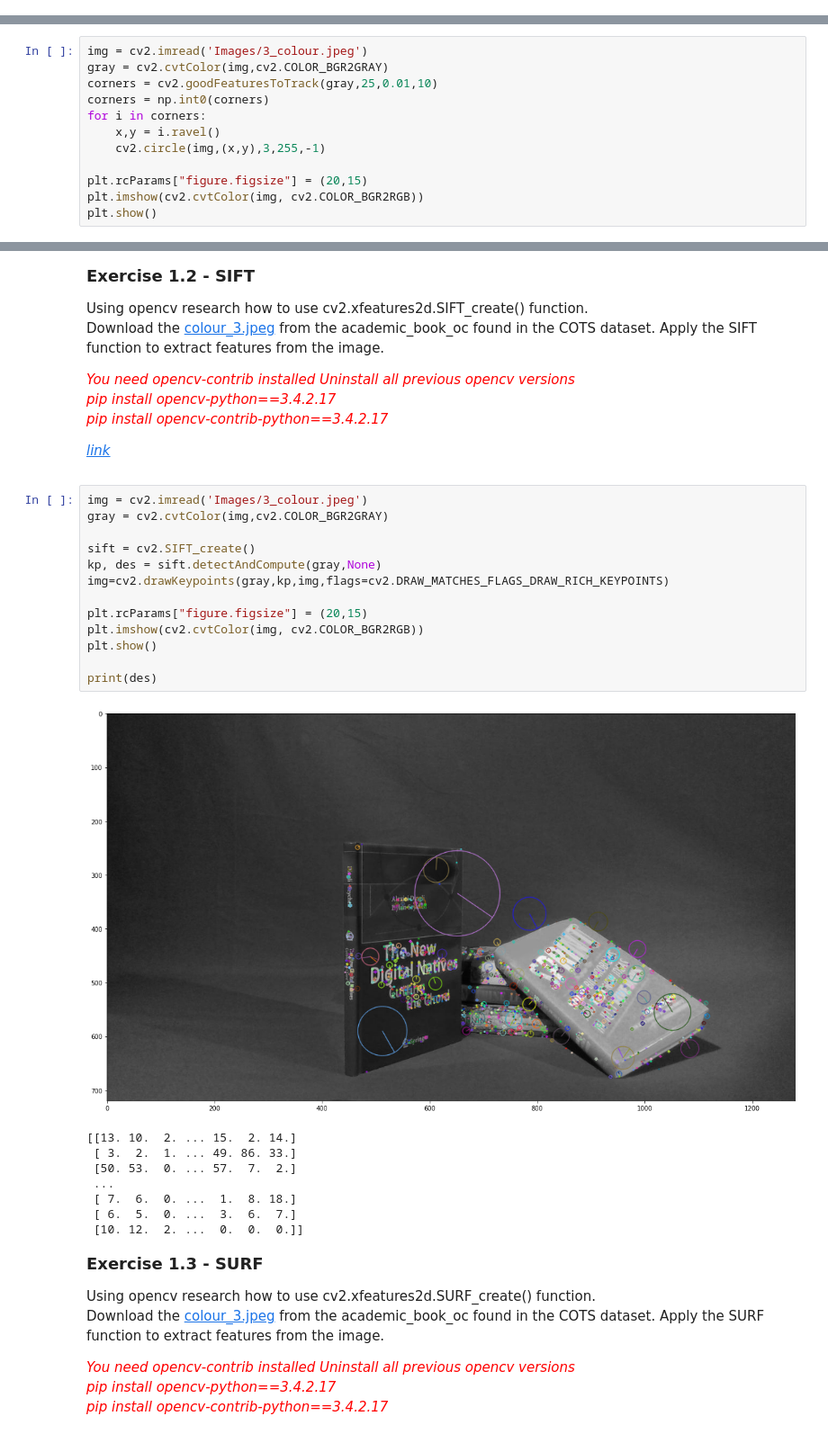
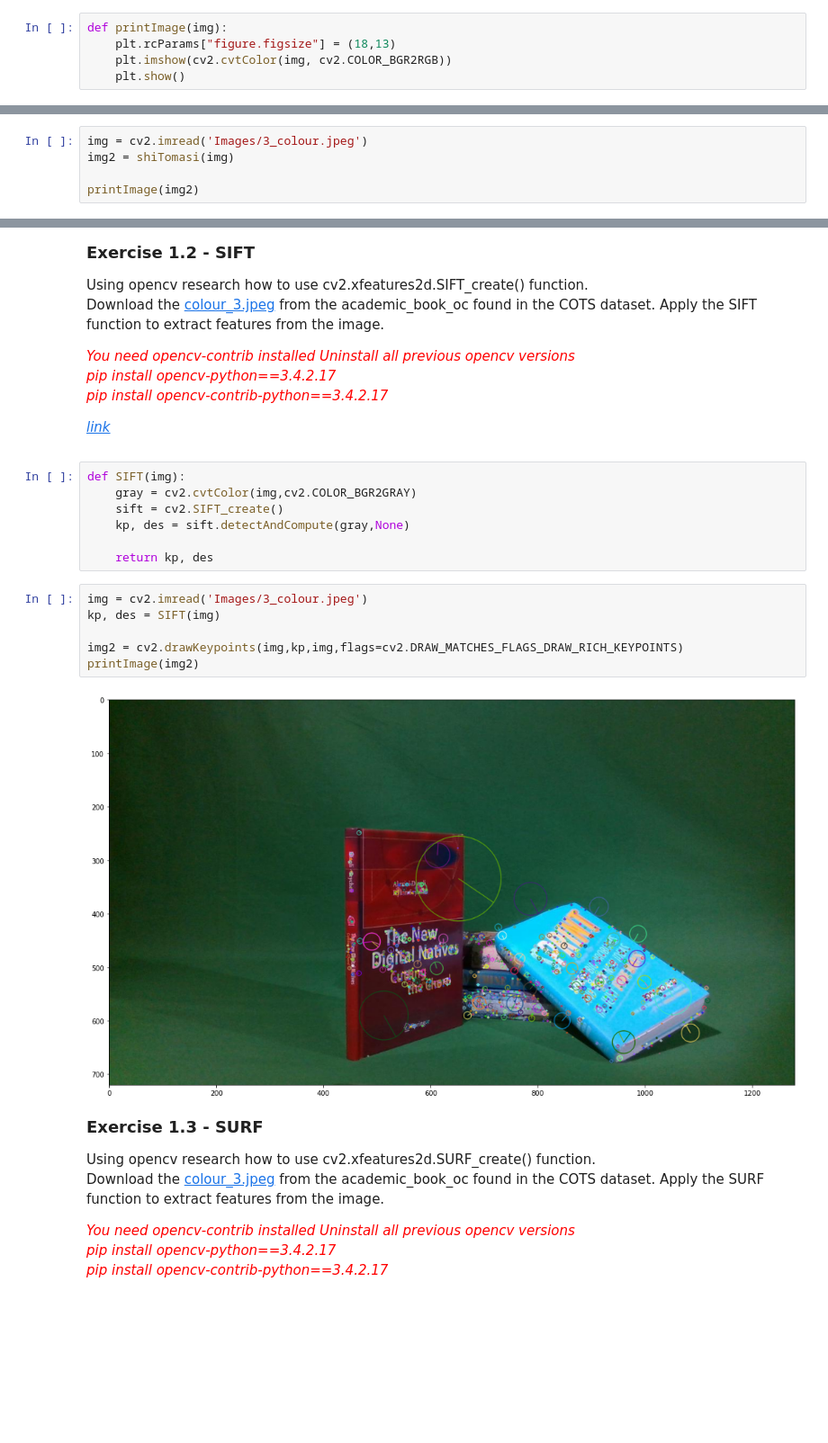
Before and after one commit to MaximCamilleri/Basics-of-Computer-Vision, a Jupyter notebook: Feature Detection/Feature Detection - Tutorial {insert student name student number}/Feature Detection - Tutorial {insert student name & student number}.ipynb, the cells around one changed output, grey strips where cells are left out. Shown at 90% size. Cells and saved outputs as stored; diff of their text form; blank space fills up the shorter version.

Commit message:
created functions for SIFT and ORB
the functions return the keypoints and descriptors of an image

```diff
--- a/Feature Detection/Feature Detection - Tutorial {insert student name student number}/Feature Detection - Tutorial {insert student name & student number}.ipynb
+++ b/Feature Detection/Feature Detection - Tutorial {insert student name student number}/Feature Detection - Tutorial {insert student name & student number}.ipynb
@@ -7,6 +7,11 @@ import os
 import cv2
 import numpy as np
 from matplotlib import pyplot as plt
+# %%
+def printImage(img):
+    plt.rcParams["figure.figsize"] = (18,13)
+    plt.imshow(cv2.cvtColor(img, cv2.COLOR_BGR2RGB))
+    plt.show()
 # %% [markdown]
 <b style="font-size:18px;">Exercise 1.0 - Corner Harris</b>
 
@@ -55,15 +71,8 @@ Download the <a href="https://github.com/dylanseychell/COTSDataset/blob/master/P
 # %%
 img = cv2.imread('Images/3_colour.jpeg')
-gray = cv2.cvtColor(img,cv2.COLOR_BGR2GRAY)
-corners = cv2.goodFeaturesToTrack(gray,25,0.01,10)
-corners = np.int0(corners)
-for i in corners:
-    x,y = i.ravel()
-    cv2.circle(img,(x,y),3,255,-1)
+img2 = shiTomasi(img)
 
-plt.rcParams["figure.figsize"] = (20,15)
-plt.imshow(cv2.cvtColor(img, cv2.COLOR_BGR2RGB))
-plt.show()
+printImage(img2)
 # %% [output]
 [figure]
 # %% [markdown]
@@ -83,28 +92,21 @@ pip install opencv-contrib-python==3.4.2.17
 <a href="https://docs.opencv.org/4.x/da/df5/tutorial_py_sift_intro.html
 ">link
 </a>
+# %%
+def SIFT(img):
+    gray = cv2.cvtColor(img,cv2.COLOR_BGR2GRAY)
+    sift = cv2.SIFT_create()
+    kp, des = sift.detectAndCompute(gray,None)
+
+    return kp, des
 # %%
 img = cv2.imread('Images/3_colour.jpeg')
-gray = cv2.cvtColor(img,cv2.COLOR_BGR2GRAY)
+kp, des = SIFT(img)
 
-sift = cv2.SIFT_create()
-kp, des = sift.detectAndCompute(gray,None)
-img=cv2.drawKeypoints(gray,kp,img,flags=cv2.DRAW_MATCHES_FLAGS_DRAW_RICH_KEYPOINTS)
-
-plt.rcParams["figure.figsize"] = (20,15)
-plt.imshow(cv2.cvtColor(img, cv2.COLOR_BGR2RGB))
-plt.show()
-
-print(des)
+img2 = cv2.drawKeypoints(img,kp,img,flags=cv2.DRAW_MATCHES_FLAGS_DRAW_RICH_KEYPOINTS)
+printImage(img2)
 # %% [output]
-[figure, old version]
+[figure, new version]
-[[13. 10.  2. ... 15.  2. 14.]
- [ 3.  2.  1. ... 49. 86. 33.]
- [50. 53.  0. ... 57.  7.  2.]
- ...
- [ 7.  6.  0. ...  1.  8. 18.]
- [ 6.  5.  0. ...  3.  6.  7.]
- [10. 12.  2. ...  0.  0.  0.]]
 # %% [markdown]
 <b style="font-size:18px;">Exercise 1.3 - SURF</b>
 
```
Also changed, not shown: parts of 7 cells of this notebook, 1 other file.
